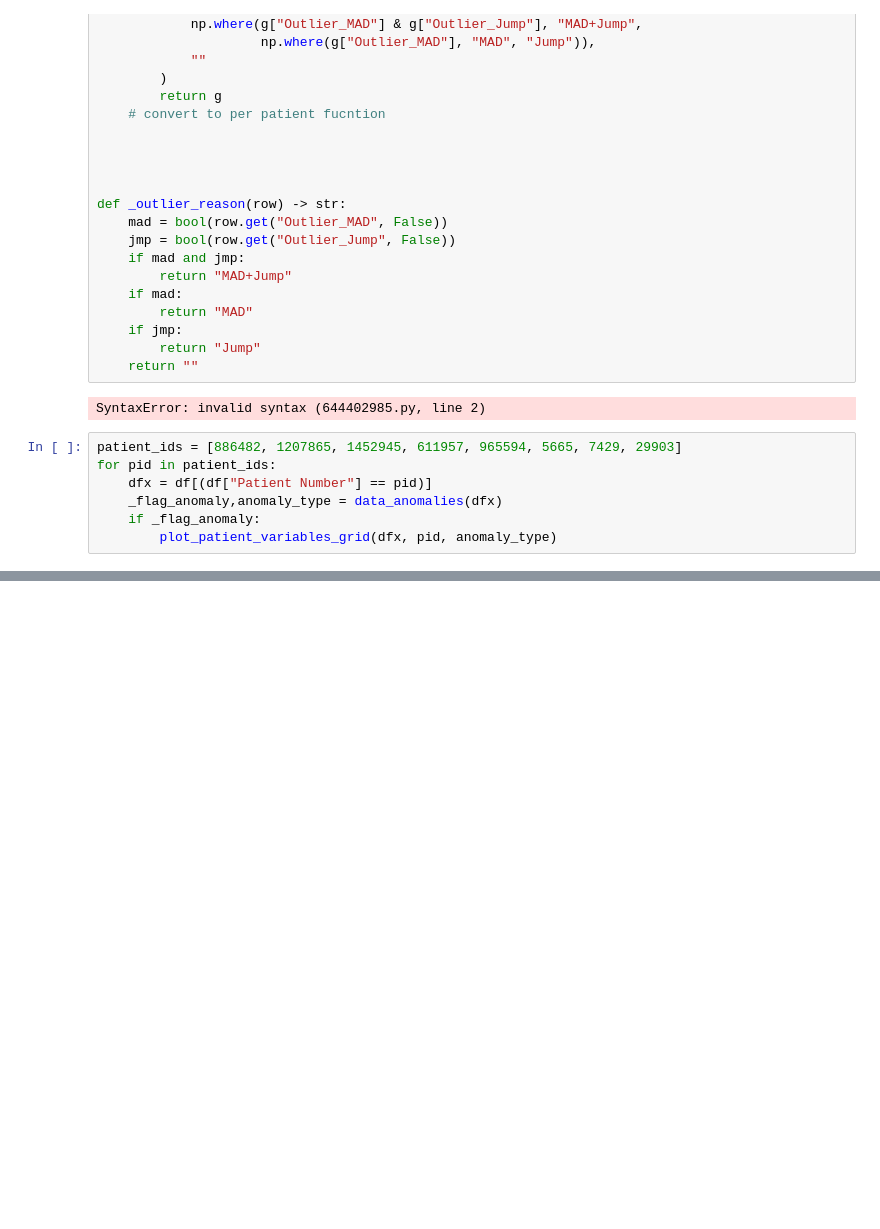
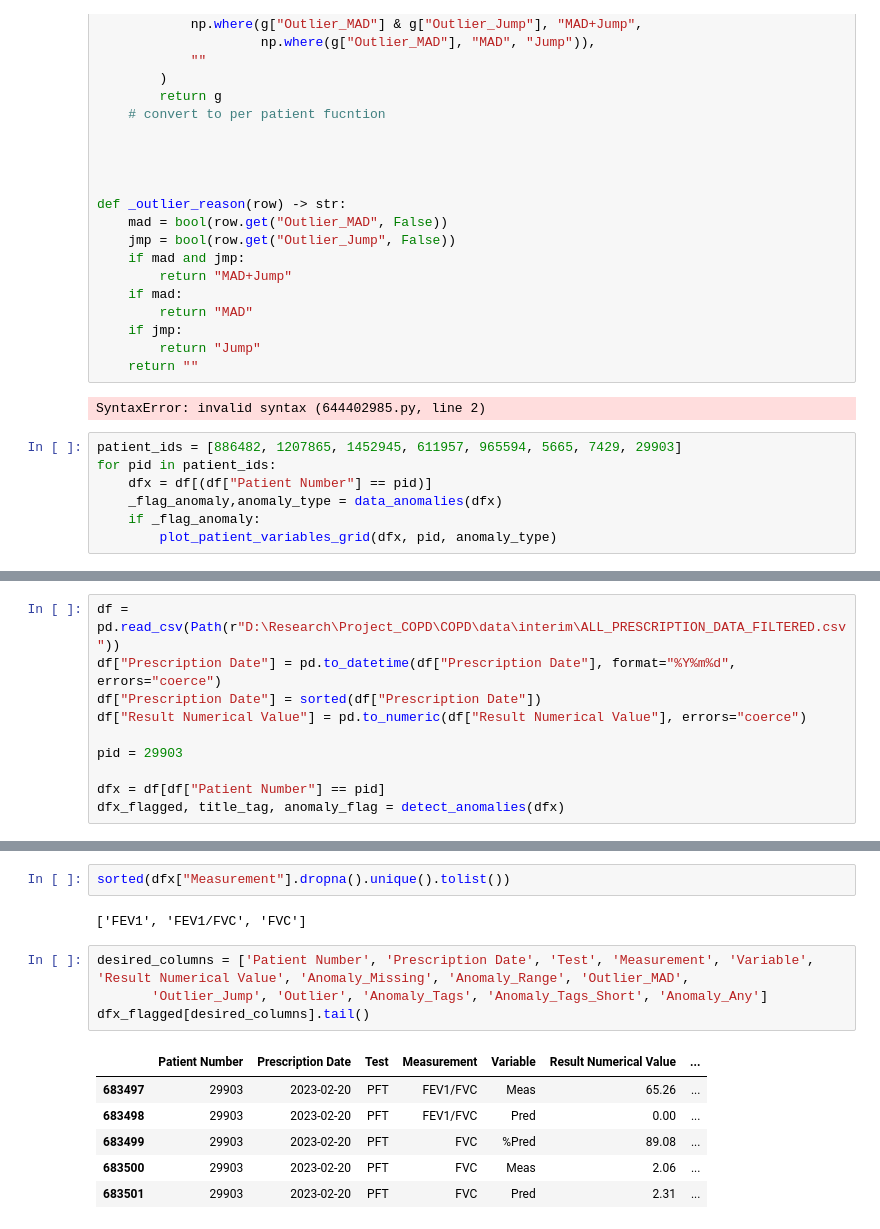
Before and after one commit to shayhan-ameen/copd, a Jupyter notebook: notebooks/250825_ploting_and_outlier.ipynb, the cells around one changed output, grey strips where cells are left out. Saved outputs shown, nothing was run; the diff lists cells and outputs as text; blank space fills up the shorter version.

Commit message:
Stable: 6 variables

```diff
--- a/notebooks/250825_ploting_and_outlier.ipynb
+++ b/notebooks/250825_ploting_and_outlier.ipynb
@@ -1124,0 +1276,10 @@ for pid in patient_ids:
+# %%
+df = pd.read_csv(Path(r"D:\Research\Project_COPD\COPD\data\interim\ALL_PRESCRIPTION_DATA_FILTERED.csv"))
+df["Prescription Date"] = pd.to_datetime(df["Prescription Date"], format="%Y%m%d", errors="coerce")
+df["Prescription Date"] = sorted(df["Prescription Date"])
+df["Result Numerical Value"] = pd.to_numeric(df["Result Numerical Value"], errors="coerce")
+
+pid = 29903
+
+dfx = df[df["Patient Number"] == pid]
+dfx_flagged, title_tag, anomaly_flag = detect_anomalies(dfx)
@@ -1124,0 +1298,15 @@ for pid in patient_ids:
+# %%
+sorted(dfx["Measurement"].dropna().unique().tolist())
+# %% [output]
+['FEV1', 'FEV1/FVC', 'FVC']
+# %%
+desired_columns = ['Patient Number', 'Prescription Date', 'Test', 'Measurement', 'Variable', 'Result Numerical Value', 'Anomaly_Missing', 'Anomaly_Range', 'Outlier_MAD',
+       'Outlier_Jump', 'Outlier', 'Anomaly_Tags', 'Anomaly_Tags_Short', 'Anomaly_Any']
+dfx_flagged[desired_columns].tail()
+# %% [output]
+|  | Patient Number | Prescription Date | Test | Measurement | Variable | Result Numerical Value | ... |
+| 683497 | 29903 | 2023-02-20 | PFT | FEV1/FVC | Meas | 65.26 | ... |
+| 683498 | 29903 | 2023-02-20 | PFT | FEV1/FVC | Pred | 0.00 | ... |
+| 683499 | 29903 | 2023-02-20 | PFT | FVC | %Pred | 89.08 | ... |
+| 683500 | 29903 | 2023-02-20 | PFT | FVC | Meas | 2.06 | ... |
+| 683501 | 29903 | 2023-02-20 | PFT | FVC | Pred | 2.31 | ... |
```
Also changed, not shown: parts of 26 cells of this notebook, 9 other files.
